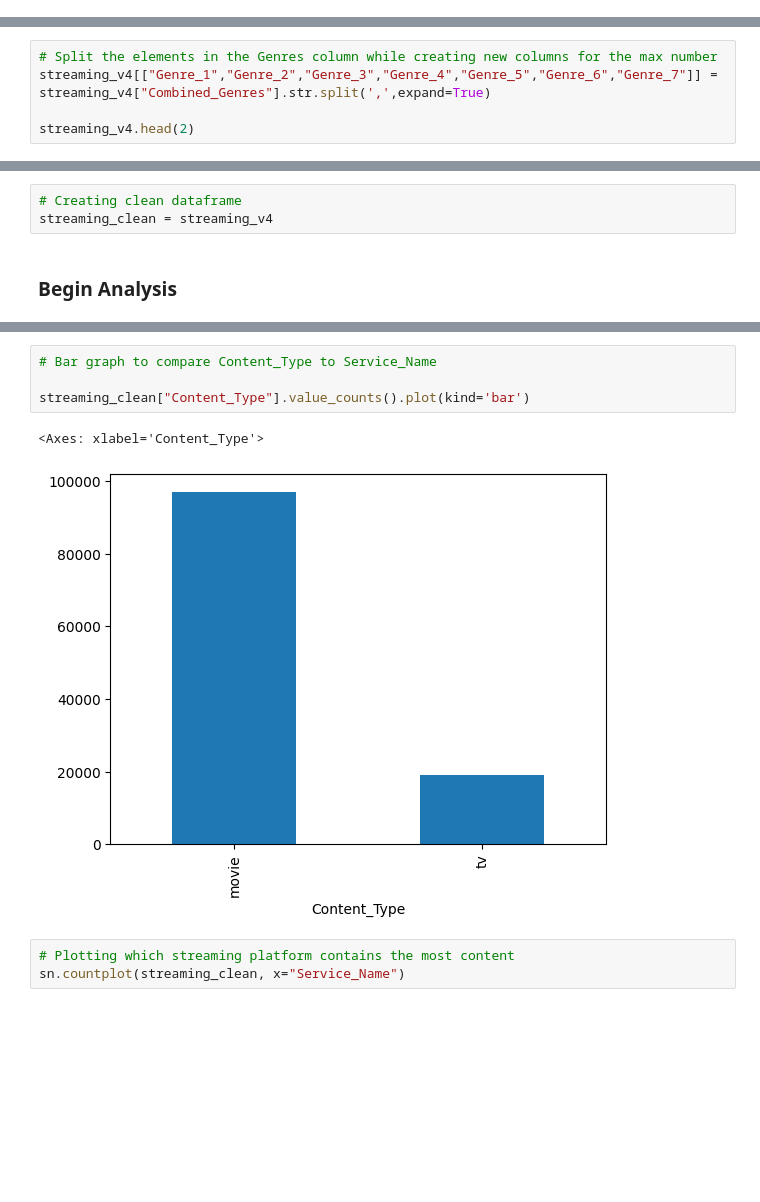
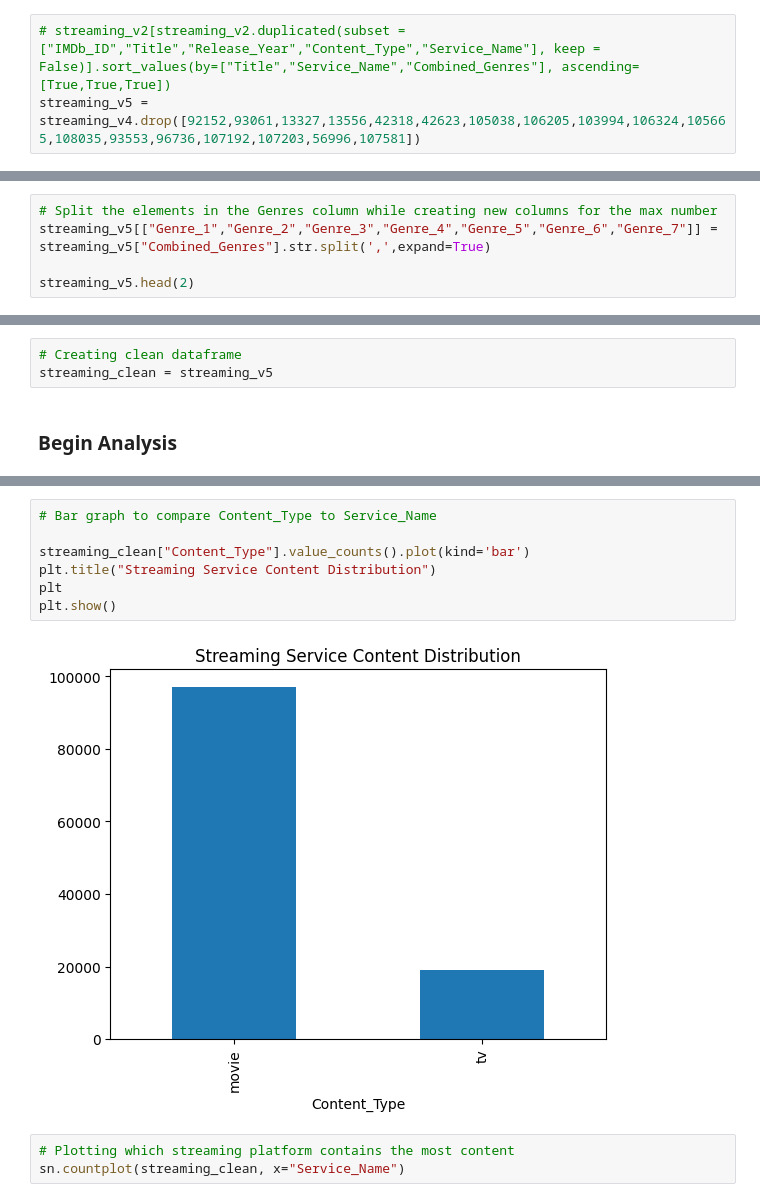
Before and after one commit to rkynhoff/Streaming_Service_Comparisons, a Jupyter notebook: STRM_SERV_COMP_V2.ipynb, the cells around one changed output, grey strips where cells are left out. Cells and saved outputs as stored; diff of their text form; blank space fills up the shorter version.

Commit message:
more cleaning, I know, I know...

```diff
--- a/STRM_SERV_COMP_V2.ipynb
+++ b/STRM_SERV_COMP_V2.ipynb
@@ -365,0 +480,3 @@ streaming_v4[streaming_v4["Title"] == "The Final Ride"]
+# %%
+# streaming_v2[streaming_v2.duplicated(subset = ["IMDb_ID","Title","Release_Year","Content_Type","Service_Name"], keep = False)].sort_values(by=["Title","Service_Name","Combined_Genres"], ascending=[True,True,True])
+streaming_v5 = streaming_v4.drop([92152,93061,13327,13556,42318,42623,105038,106205,103994,106324,105665,108035,93553,96736,107192,107203,56996,107581])
@@ -401,15 +549,15 @@ streaming_v4["Combined_Genres"].str.split(", ",expand=True)
 # %%
 # Split the elements in the Genres column while creating new columns for the max number
-streaming_v4[["Genre_1","Genre_2","Genre_3","Genre_4","Genre_5","Genre_6","Genre_7"]] = streaming_v4["Combined_Genres"].str.split(',',expand=True)
+streaming_v5[["Genre_1","Genre_2","Genre_3","Genre_4","Genre_5","Genre_6","Genre_7"]] = streaming_v5["Combined_Genres"].str.split(',',expand=True)
 
-streaming_v4.head(2)
+streaming_v5.head(2)
 # %% [output]
 |  | Title | Content_Type | Combined_Genres | Release_Year | IMDb_ID | IMDb_Avg_Rating | IMDb_Votes_Count | ... |
 | 0 | Four Rooms | movie | Comedy | 1995 | tt0113101 | 6.7 | 113546 | ... |
 | 1 | Forrest Gump | movie | Drama, Romance | 1994 | tt0109830 | 8.8 | 2354158 | ... |
 # %%
 # Creating clean dataframe
-streaming_clean = streaming_v4
+streaming_clean = streaming_v5
 # %% [markdown]
 ### **Begin Analysis**
 # %%
@@ -435,10 +583,12 @@ memory usage: 14.2+ MB
 # %%
 # Bar graph to compare Content_Type to Service_Name
 
 streaming_clean["Content_Type"].value_counts().plot(kind='bar')
+plt.title("Streaming Service Content Distribution")
+plt
+plt.show()
 # %% [output]
-<Axes: xlabel='Content_Type'>
-[figure, old version]
+[figure, new version]
 # %%
 # Plotting which streaming platform contains the most content
 sn.countplot(streaming_clean, x="Service_Name")
```
Also changed, not shown: parts of 19 cells of this notebook.
